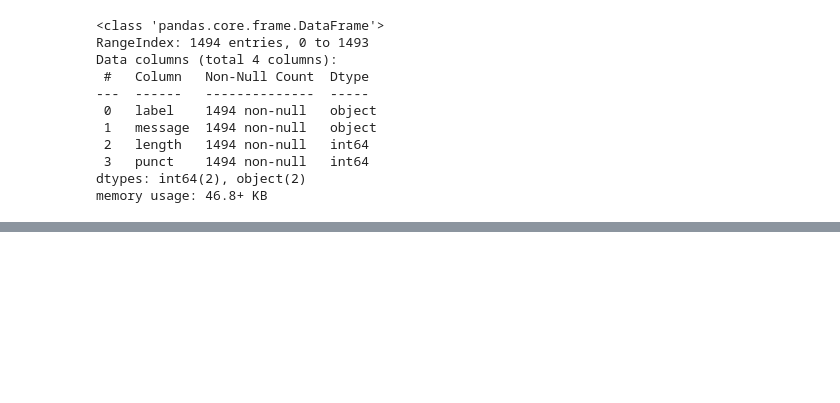
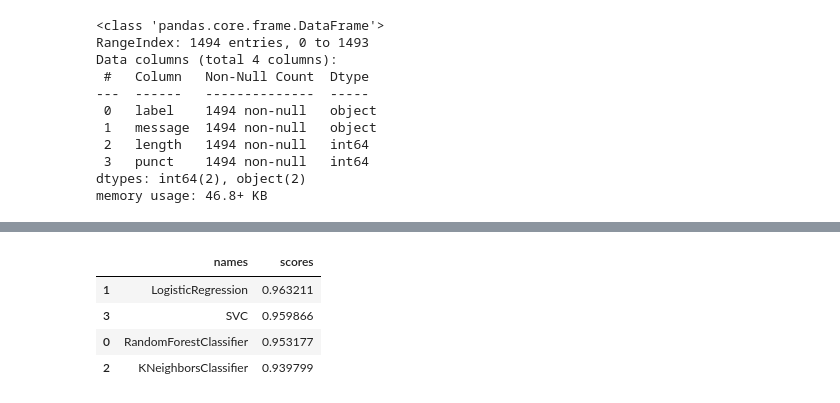
Before and after one commit to yandiher/spam_message_classification, a Jupyter notebook: spam_message_classification.ipynb, the cells around one changed output, grey strips where cells are left out. Drawn from its saved outputs; the diff is of its cells as text; code cells hidden in the pictures; blank space fills up the shorter version.

```diff
--- a/spam_message_classification.ipynb
+++ b/spam_message_classification.ipynb
@@ -81,0 +114,8 @@ xTrain, xTest, yTrain, yTest = train_test_split(x, y, train_size=0.8, random_sta
+# %%
+comparison
+# %% [output]
+|  | names | scores |
+| 1 | LogisticRegression | 0.963211 |
+| 3 | SVC | 0.959866 |
+| 0 | RandomForestClassifier | 0.953177 |
+| 2 | KNeighborsClassifier | 0.939799 |
```
Also changed, not shown: parts of 11 cells of this notebook.
